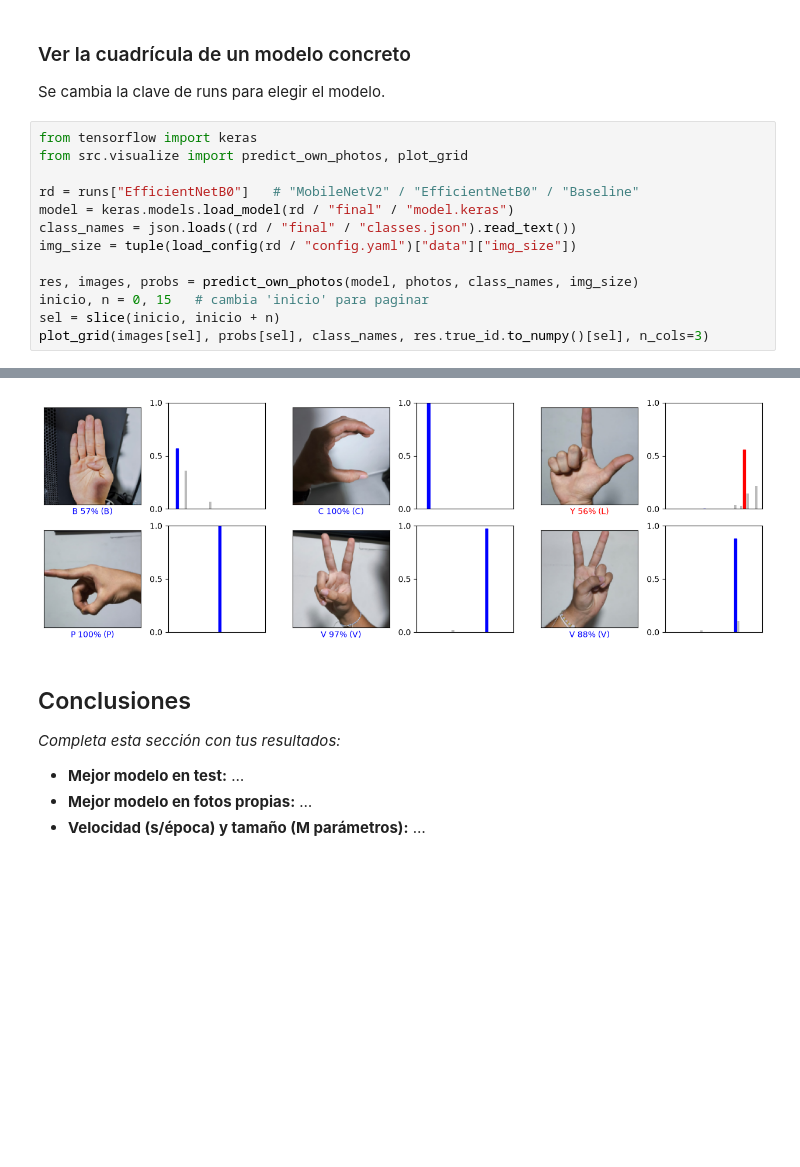
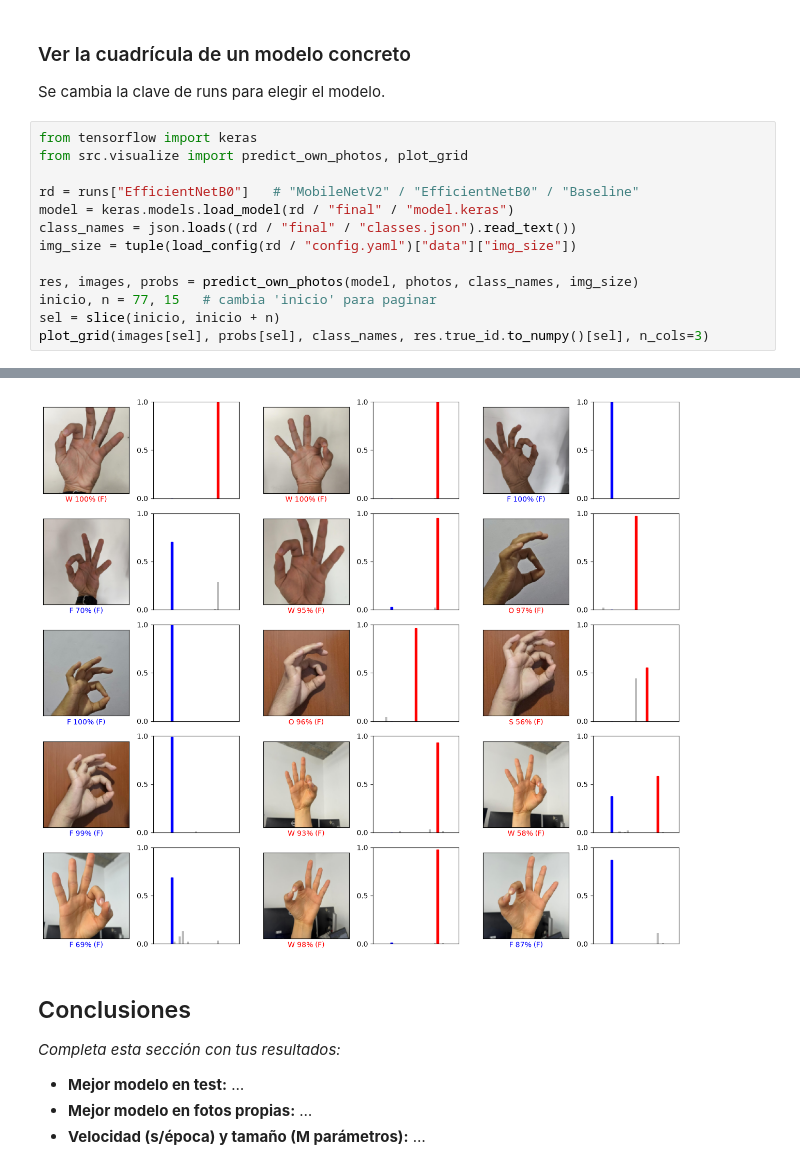
Before and after one commit to codebysofiav/asl-sign-language-recognition, a Jupyter notebook: notebooks/04_transfer_learning_comparacion.ipynb, the cells around one changed output, grey strips where cells are left out. Cells and saved outputs as stored; diff of their text form; blank space fills up the shorter version.

Commit message:
Pruebas diferentes modelos con imagenes propias

```diff
--- a/notebooks/04_transfer_learning_comparacion.ipynb
+++ b/notebooks/04_transfer_learning_comparacion.ipynb
@@ -237,7 +310,7 @@ class_names = json.loads((rd / "final" / "classes.json").read_text())
 img_size = tuple(load_config(rd / "config.yaml")["data"]["img_size"])
 
 res, images, probs = predict_own_photos(model, photos, class_names, img_size)
-inicio, n = 0, 15   # cambia 'inicio' para paginar
+inicio, n = 77, 15   # cambia 'inicio' para paginar
 sel = slice(inicio, inicio + n)
 plot_grid(images[sel], probs[sel], class_names, res.true_id.to_numpy()[sel], n_cols=3)
 # %% [output]
@@ -245,4 +317,4 @@ WARNING:tensorflow:5 out of the last 5 calls to <function TensorFlowTrainer.make
-[figure, old version]
+[figure, new version]
 # %% [markdown]
 ## Conclusiones
 *Completa esta sección con tus resultados:*
```
Also changed, not shown: parts of 7 cells of this notebook.
